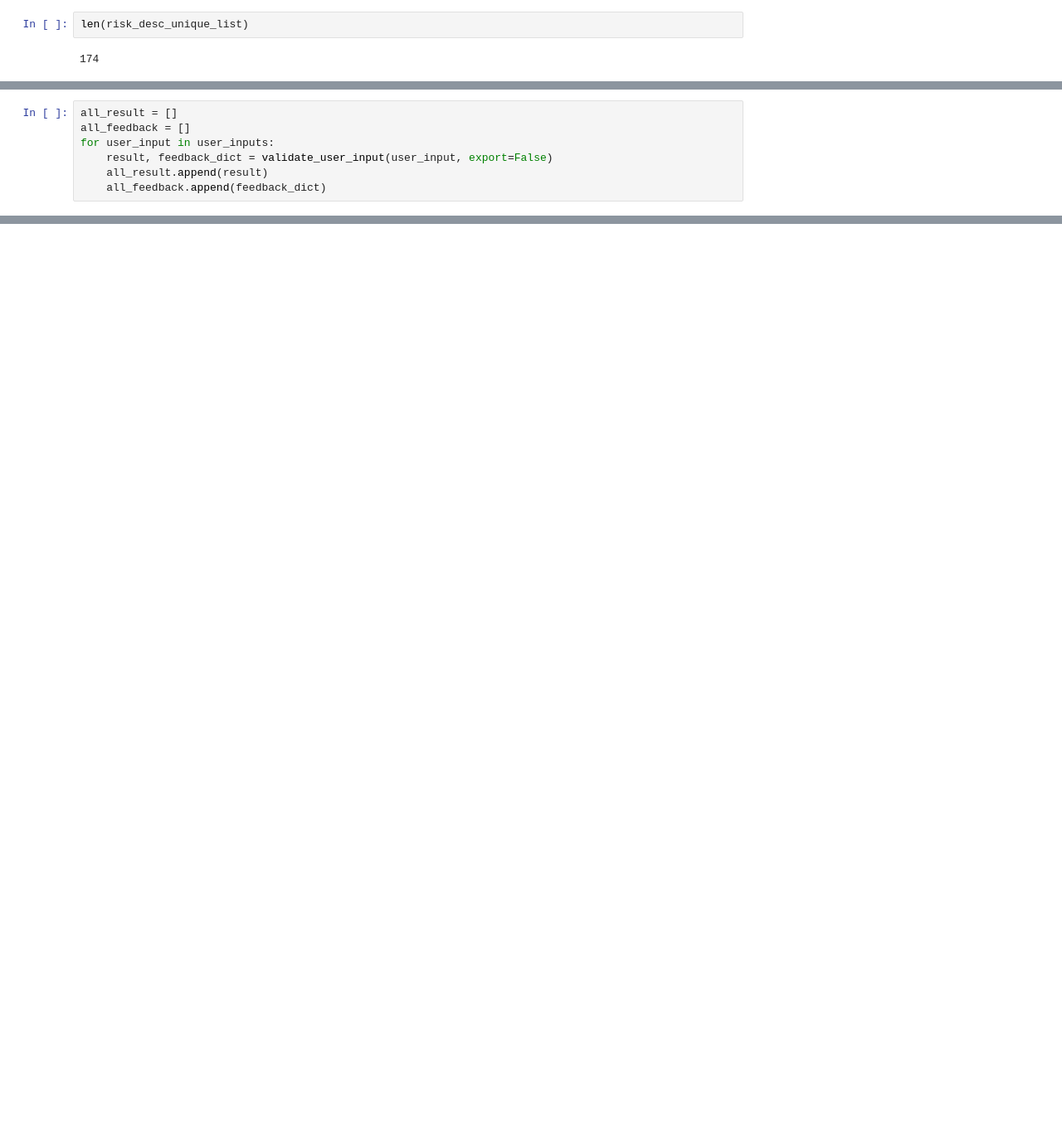
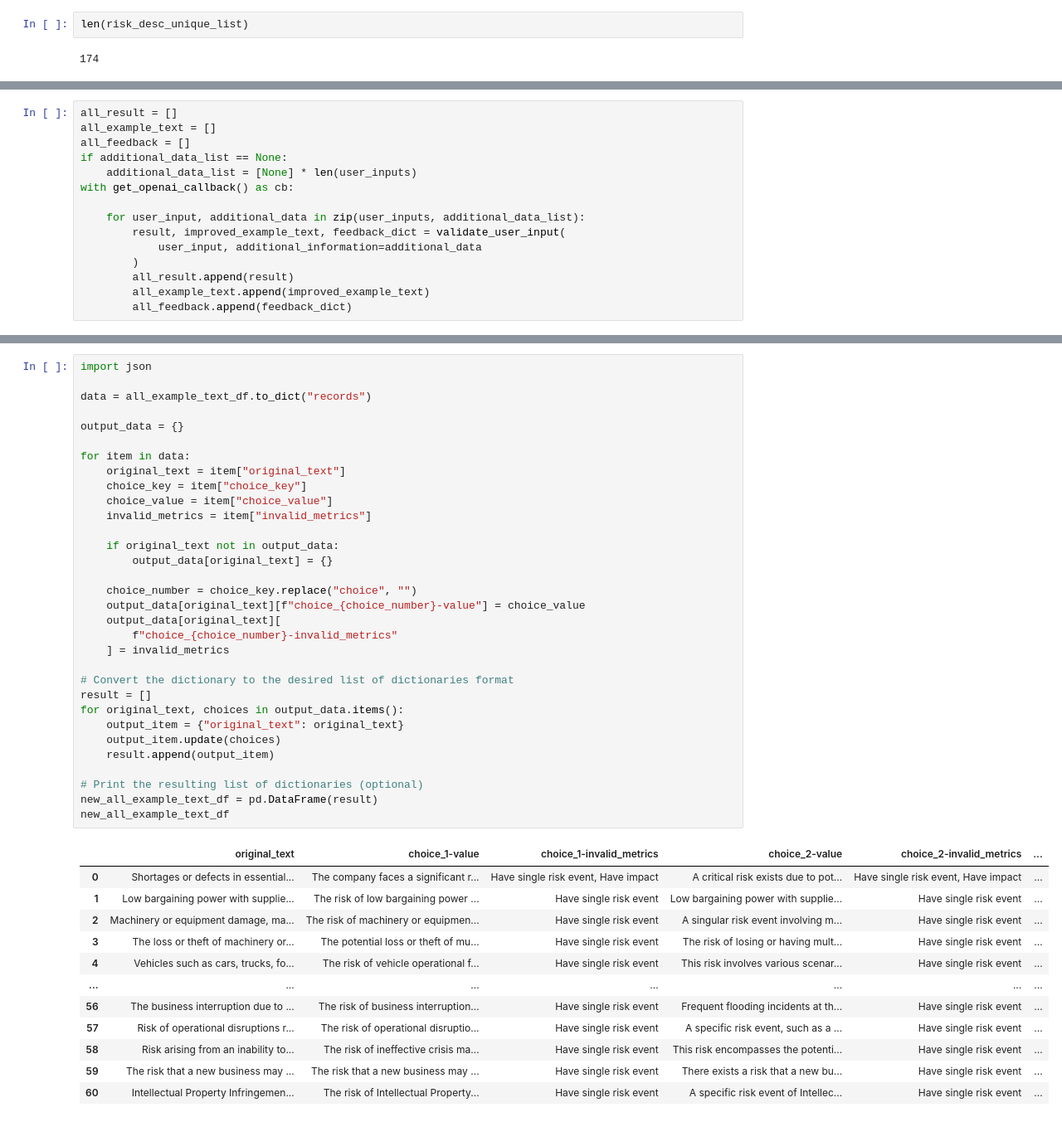
Before and after one commit to Fayord/cro_rmi_improvement_feature, a Jupyter notebook: src/cro_rmi_improvement_feature/rmi_risk_validate_feedback/notebook.ipynb, the cells around one changed output, grey strips where cells are left out. Shown at 83% size. Saved outputs shown, nothing was run; the diff lists cells and outputs as text; blank space fills up the shorter version.

```diff
--- a/src/cro_rmi_improvement_feature/rmi_risk_validate_feedback/notebook.ipynb
+++ b/src/cro_rmi_improvement_feature/rmi_risk_validate_feedback/notebook.ipynb
@@ -100,8 +220,16 @@ user_inputs = risk_desc_unique_list
 # %%
 all_result = []
+all_example_text = []
 all_feedback = []
-for user_input in user_inputs:
-    result, feedback_dict = validate_user_input(user_input, export=False)
-    all_result.append(result)
-    all_feedback.append(feedback_dict)
+if additional_data_list == None:
+    additional_data_list = [None] * len(user_inputs)
+with get_openai_callback() as cb:
+
+    for user_input, additional_data in zip(user_inputs, additional_data_list):
+        result, improved_example_text, feedback_dict = validate_user_input(
+            user_input, additional_information=additional_data
+        )
+        all_result.append(result)
+        all_example_text.append(improved_example_text)
+        all_feedback.append(feedback_dict)
 # %% [output]
@@ -237,0 +735,45 @@ Excel file created: risk_feedback_review_20250402_175020.xlsx
+# %%
+import json
+
+data = all_example_text_df.to_dict("records")
+
+output_data = {}
+
+for item in data:
+    original_text = item["original_text"]
+    choice_key = item["choice_key"]
+    choice_value = item["choice_value"]
+    invalid_metrics = item["invalid_metrics"]
+
+    if original_text not in output_data:
+        output_data[original_text] = {}
+
+    choice_number = choice_key.replace("choice", "")
+    output_data[original_text][f"choice_{choice_number}-value"] = choice_value
+    output_data[original_text][
+        f"choice_{choice_number}-invalid_metrics"
+    ] = invalid_metrics
+
+# Convert the dictionary to the desired list of dictionaries format
+result = []
+for original_text, choices in output_data.items():
+    output_item = {"original_text": original_text}
+    output_item.update(choices)
+    result.append(output_item)
+
+# Print the resulting list of dictionaries (optional)
+new_all_example_text_df = pd.DataFrame(result)
+new_all_example_text_df
+# %% [output]
+|  | original_text | choice_1-value | choice_1-invalid_metrics | choice_2-value | choice_2-invalid_metrics | ... |
+| 0 | Shortages or defects in essential... | The company faces a significant r... | Have single risk event, Have impact | A critical risk exists due to pot... | Have single risk event, Have impact | ... |
+| 1 | Low bargaining power with supplie... | The risk of low bargaining power ... | Have single risk event | Low bargaining power with supplie... | Have single risk event | ... |
+| 2 | Machinery or equipment damage, ma... | The risk of machinery or equipmen... | Have single risk event | A singular risk event involving m... | Have single risk event | ... |
+| 3 | The loss or theft of machinery or... | The potential loss or theft of mu... | Have single risk event | The risk of losing or having mult... | Have single risk event | ... |
+| 4 | Vehicles such as cars, trucks, fo... | The risk of vehicle operational f... | Have single risk event | This risk involves various scenar... | Have single risk event | ... |
+| ... | ... | ... | ... | ... | ... | ... |
+| 56 | The business interruption due to ... | The risk of business interruption... | Have single risk event | Frequent flooding incidents at th... | Have single risk event | ... |
+| 57 | Risk of operational disruptions r... | The risk of operational disruptio... | Have single risk event | A specific risk event, such as a ... | Have single risk event | ... |
+| 58 | Risk arising from an inability to... | The risk of ineffective crisis ma... | Have single risk event | This risk encompasses the potenti... | Have single risk event | ... |
+| 59 | The risk that a new business may ... | The risk that a new business may ... | Have single risk event | There exists a risk that a new bu... | Have single risk event | ... |
+| 60 | Intellectual Property Infringemen... | The risk of Intellectual Property... | Have single risk event | A specific risk event of Intellec... | Have single risk event | ... |
```
Also changed, not shown: parts of 71 cells of this notebook, 4 other files.
